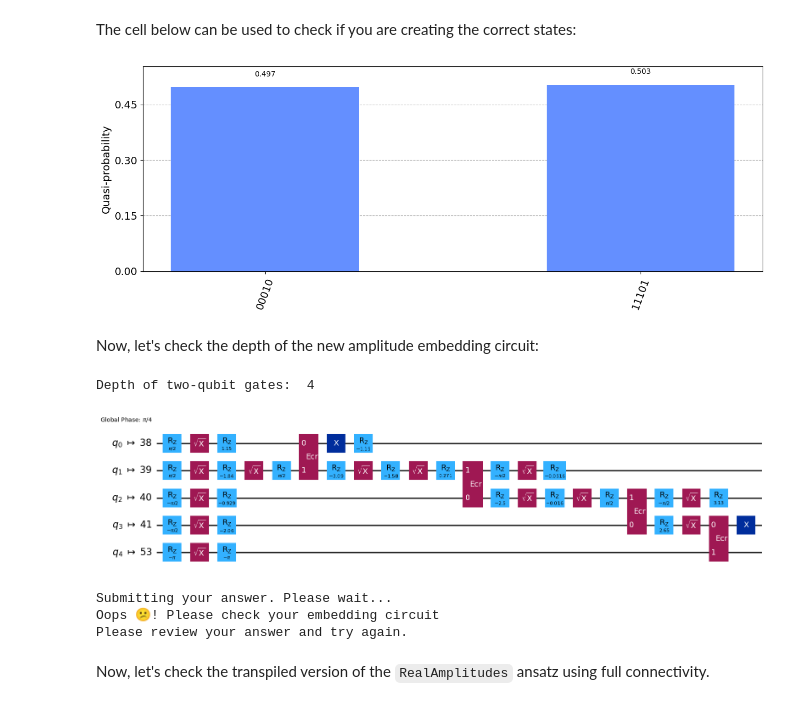
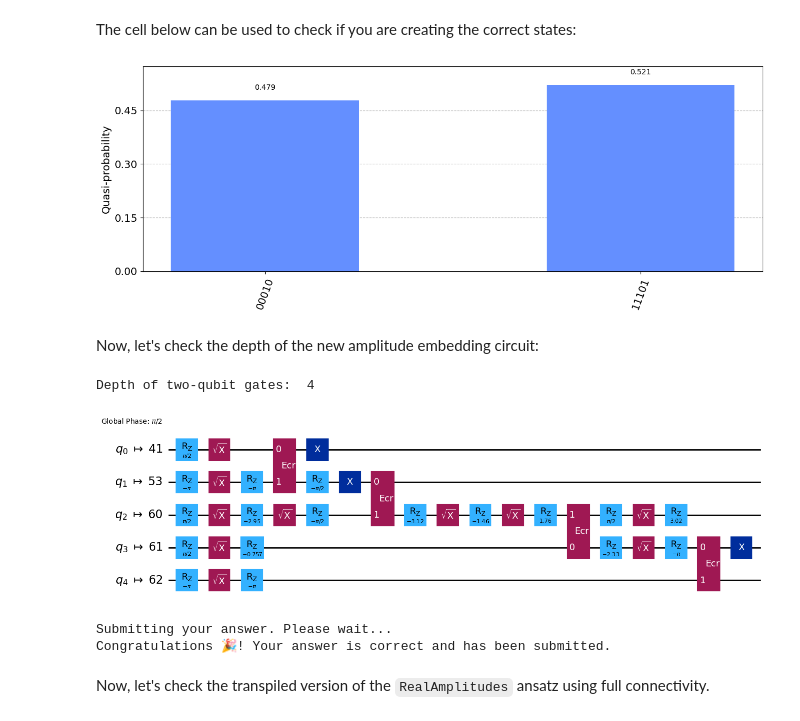
Before and after one commit to Trapti04/Quantum-Computing-basics, a Jupyter notebook: lab_4.ipynb, the cells around one changed output. Saved outputs shown, nothing was run; the diff lists cells and outputs as text; code cells hidden in the pictures.

````diff
--- a/lab_4.ipynb
+++ b/lab_4.ipynb
@@ -785,7 +781,7 @@ def amplitude_embedding(num_qubits, bird_index):
 
     ### Write your code below here ###
     qc = QuantumCircuit(num_qubits)
-    if index_bird < 5:
+    if bird_index < 5:
         generate_GHZ(qc)
     #convert bird index to binary and flip the correspoundin qubits
     binary_index = reverse_binary_string(format(bird_index, '05b')) # 5-bit binary representation
@@ -795,47 +791,10 @@ def amplitude_embedding(num_qubits, bird_index):
         if binary_index[qubit] =='1':
            qc.x(qubit)
 
-
+    #qc.measure_all()
 
     ### Don't change any code past this line ###
     return qc
-# %%
-def amplitude_embedding(num_qubits, bird_index):
-    """Create amplitude embedding circuit
-
-    Parameters:
-        num_qubits (int): Number of qubits for the ansatz
-        bird_index (int): Data index of the bird
-
-    Returns:
-        qc (QuantumCircuit): Quantum circuit with amplitude embedding of the bird
-    """
-    def generate_GHZ(qc):
-        qc.h(0)
-        for i, j in zip(range(num_qubits-1), range(1,num_qubits)):
-            qc.cx(i, j)
-
-    def reverse_binary_string(binary_string):
-        # Strip any leading or trailing whitespaces
-        binary_string = binary_string.strip()
-        # Reverse the binary string
-        reversed_binary_string = binary_string[::-1]
-        return reversed_binary_string
-
-    ### Write your code below here ###
-    qc = QuantumCircuit(num_qubits)
-    if index_bird < 5:
-        generate_GHZ(qc)
-    bit_str = format(bird_index,'05b'.format(num_qubits))
-    for i in reversed(range(len(bit_str))):
-        if bit_str[i] =='1':
-            qc.x(i)
-
-
-
-
-    ### Don't change any code past this line ###
-    return qc
 # %% [markdown]
 The cell below can be used to check if you are creating the correct states:
 # %%
@@ -856,27 +815,26 @@ result = sampler.run([isa_circuit]).result()
 samp_dist = result[0].data.meas.get_counts()
 plot_distribution(samp_dist, figsize=(15, 5))
 # %% [output]
-[figure, old version]
+[figure, new version]
 # %% [markdown]
 Now, let's check the depth of the new amplitude embedding circuit:
 # %%
-index_bird = 2 #You can check different birds by changing the index
+index_bird = 4 #You can check different birds by changing the index
 qc = amplitude_embedding(num_qubits, index_bird)
 pm = generate_preset_pass_manager(optimization_level=3, backend=fake_backend)
 transpiled_qc = pm.run(qc)
 
 print('Depth of two-qubit gates: ', transpiled_qc.depth(lambda x: len(x.qubits) == 2))
 transpiled_qc.draw(output="mpl", fold=False, idle_wires=False)
 # %% [output]
 Depth of two-qubit gates:  4
-[figure, old version]
+[figure, new version]
 # %%
 # Submit your answer using following code
 grade_lab4_ex5(amplitude_embedding) # Expected answer type Callable
 # %% [output]
 Submitting your answer. Please wait...
-Oops 😕! Please check your embedding circuit
-Please review your answer and try again.
+Congratulations 🎉! Your answer is correct and has been submitted.
 # %% [markdown]
 Now, let's check the transpiled version of the ```RealAmplitudes``` ansatz using full connectivity.
 # %%
````
Also changed, not shown: parts of 22 cells of this notebook.
